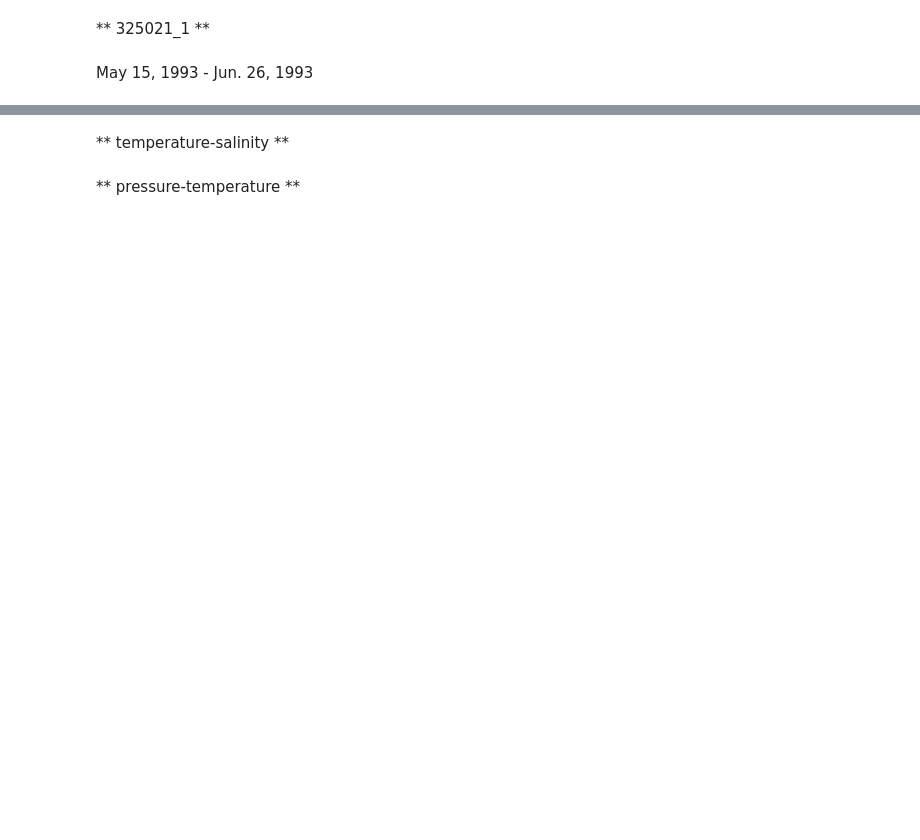
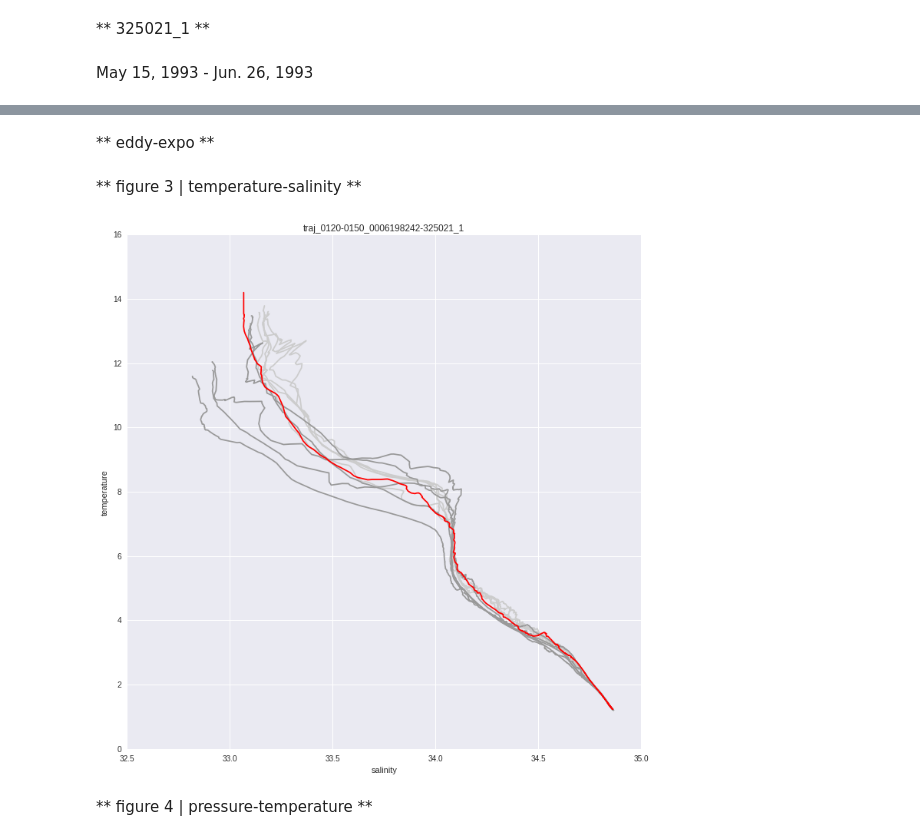
Before and after one commit to eapsclimate/cchdo-data, a Jupyter notebook: rcs-eddies/traj_0120-0150_0006198242-325021_1.ipynb, the cells around one changed output, grey strips where cells are left out. Cells and saved outputs as stored; diff of their text form; code cells hidden in the pictures; blank space fills up the shorter version.

```diff
--- a/rcs-eddies/traj_0120-0150_0006198242-325021_1.ipynb
+++ b/rcs-eddies/traj_0120-0150_0006198242-325021_1.ipynb
@@ -134,0 +132,2 @@ plt.show()
+# %% [markdown]
+** eddy-expo **
@@ -135,2 +141,2 @@ plt.show()
 # %% [markdown]
-** temperature-salinity **
+** figure 3 | temperature-salinity **
@@ -140,36 +143,33 @@ CAS = 1
 # %%
-sns.set(color_codes=True)
-mpl.rcParams['font.family'] = "STIX"
-mpl.rcParams['figure.figsize'] = (12, 12)
+sns.set()
+plt.rcParams['figure.figsize'] = (12, 12)
 for expo in cchdo_ctd.find({'expocode': expo_code}).sort('time', 1):
     ds = xr.open_dataset(expo['path'])
-    woce = str(ds.WOCE_ID)
-    time = ds.time.values[0]
     lon = ds.longitude.values[0]
     lat = ds.latitude.values[0]
     p = ds.pressure.values
     t = ds.temperature.values
     s = ds.salinity.values
     o = ds.oxygen.values
     sa = gsw.SA_from_SP(s, p, lon, lat)
     ct = gsw.CT_from_t(sa, t, p)
     station = int(filter(str.isdigit, str(ds.STATION_NUMBER)))
     cast = int(filter(str.isdigit, str(ds.CAST_NUMBER)))
     if (station == STA and cast == CAS):
-        DAT = time
+        LON = lon
         LAT = lat
-        plt.plot(sa, ct, color='#ff0000', zorder=2)
+        plt.plot(sa, ct, color='#ff0000', zorder=3)
     elif (STA-6) < station < STA:
         plt.plot(sa, ct, color='#cccccc', zorder=1)
     elif STA < station < (STA+6):
-        plt.plot(sa, ct, color='#999999', zorder=1)
-plt.xlim([32.5, 35])
-plt.ylim([0, 10])
+        plt.plot(sa, ct, color='#999999', zorder=2)
 plt.title(eddy_code + '-' + expo_code)
 plt.xlabel('salinity')
 plt.ylabel('temperature')
 plt.savefig('figures/figure-2/' + eddy_code + '-' + expo_code + '.jpeg')
 plt.show()
+# %% [output]
+[figure, added]
 # %% [markdown]
-** pressure-temperature **
+** figure 4 | pressure-temperature **
 # %%
```
Also changed, not shown: parts of 24 cells of this notebook, 9 other files.
